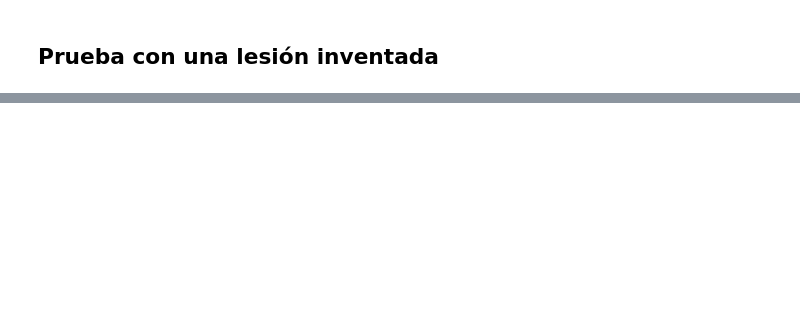
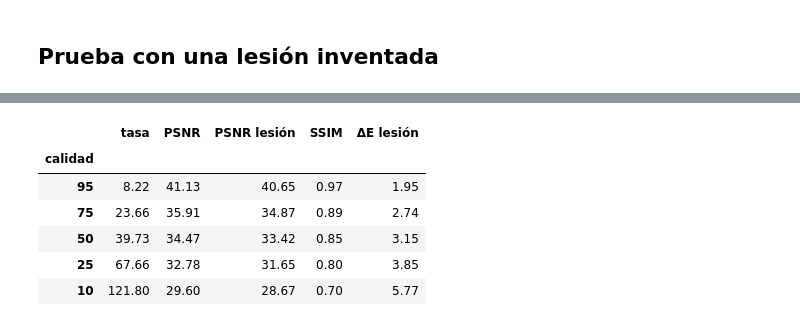
Before and after one commit to facortega/PSIB2026Q2-TPI-Grupo02-CassanoNieto-DElia-Ortega, a Jupyter notebook: modulos/m2_compresion/compresion.ipynb, the cells around one changed output, grey strips where cells are left out. Cells and saved outputs as stored; diff of their text form; code cells hidden in the pictures; blank space fills up the shorter version.

```diff
--- a/modulos/m2_compresion/compresion.ipynb
+++ b/modulos/m2_compresion/compresion.ipynb
@@ -24,9 +24,15 @@ sys.path.insert(0, "../..")
 import numpy as np
 import matplotlib.pyplot as plt
 
+import pandas as pd
+from skimage import color
 from modulos.m0_carga_de_datos import carga_de_datos
 from modulos.m2_compresion import compresion
 from modulos.herramientas import graficos, lesion_de_prueba
 from modulos.herramientas.procesamiento_completo import procesar, procesar_todos
 
 graficos.aplicar_estilo()
+
+tabla = carga_de_datos.leer_tabla_ph2()
+entrenamiento = [carga_de_datos.cargar_caso(n, tabla) for n in carga_de_datos.nombres("entrenamiento")]
+print(f"{len(entrenamiento)} imágenes de entrenamiento")
@@ -49,0 +126,27 @@ img, info = lesion_de_prueba.generar_lesion(semilla=2)
+# %%
+filas = []
+for caso in entrenamiento:
+    lab = color.rgb2lab(caso.imagen)
+    for q in compresion.CALIDADES:
+        rec, n = compresion.comprimir_jpeg(caso.imagen, q)
+        delta_e = np.linalg.norm(lab - color.rgb2lab(rec), axis=-1)[caso.mascara_ref].mean()
+        filas.append({
+            "nombre": caso.nombre, "calidad": q,
+            "tasa": compresion.tasa_de_compresion(caso.imagen, n),
+            "PSNR": compresion.psnr(caso.imagen, rec),
+            "PSNR lesión": compresion.psnr(caso.imagen, rec, caso.mascara_ref),
+            "SSIM": compresion.ssim(caso.imagen, rec),
+            "ΔE lesión": delta_e,
+        })
+metricas = pd.DataFrame(filas)
+resumen = metricas.drop(columns="nombre").groupby("calidad").median().sort_index(ascending=False)
+graficos.guardar_tabla(resumen.reset_index(), "m2_compresion")
+resumen.round(2)
+# %% [output]
+|  | tasa | PSNR | PSNR lesión | SSIM | ΔE lesión |
+| calidad |  |  |  |  |  |
+| 95 | 8.22 | 41.13 | 40.65 | 0.97 | 1.95 |
+| 75 | 23.66 | 35.91 | 34.87 | 0.89 | 2.74 |
+| 50 | 39.73 | 34.47 | 33.42 | 0.85 | 3.15 |
+| 25 | 67.66 | 32.78 | 31.65 | 0.80 | 3.85 |
+| 10 | 121.80 | 29.60 | 28.67 | 0.70 | 5.77 |
```
Also changed, not shown: parts of 11 cells of this notebook, 4 other files.
